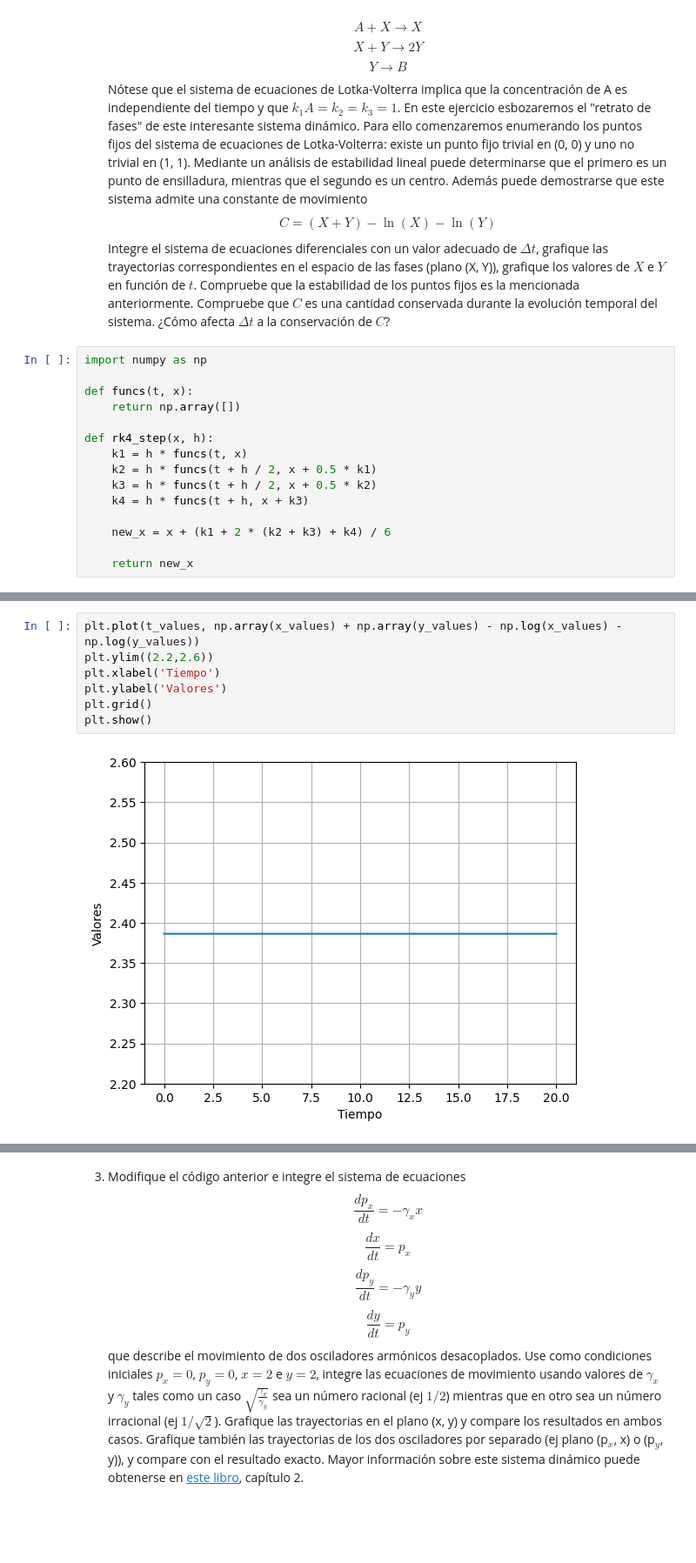
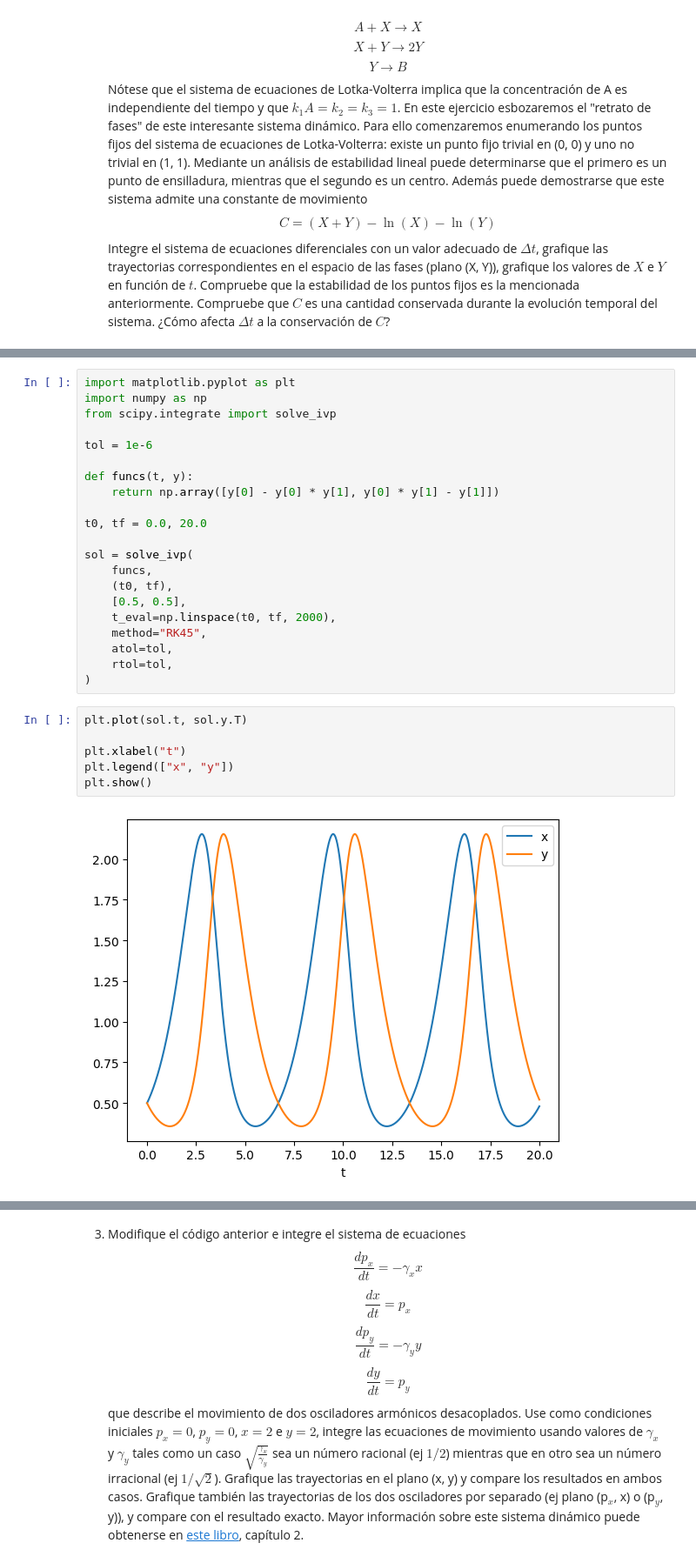
Before and after one commit to fernandezfran/metcomp, a Jupyter notebook: guias/guia2-resuelta.ipynb, the cells around one changed output, grey strips where cells are left out. Shown at 87% size. Drawn from its saved outputs; the diff is of its cells as text; blank space fills up the shorter version.

```diff
--- a/guias/guia2-resuelta.ipynb
+++ b/guias/guia2-resuelta.ipynb
@@ -60,15 +54,0 @@ for h in np.logspace(-1, -7, num=7):
-# %%
-import numpy as np
-
-def funcs(t, x):
-    return np.array([])
-
-def rk4_step(x, h):
-    k1 = h * funcs(t, x)
-    k2 = h * funcs(t + h / 2, x + 0.5 * k1)
-    k3 = h * funcs(t + h / 2, x + 0.5 * k2)
-    k4 = h * funcs(t + h, x + k3)
-
-    new_x = x + (k1 + 2 * (k2 + k3) + k4) / 6
-
-    return new_x
@@ -123,9 +55,29 @@ plt.show()
-# %%
-plt.plot(t_values, np.array(x_values) + np.array(y_values) - np.log(x_values) - np.log(y_values))
-plt.ylim((2.2,2.6))
-plt.xlabel('Tiempo')
-plt.ylabel('Valores')
-plt.grid()
-plt.show()
-# %% [output]
-[figure, removed]
+# %%
+import matplotlib.pyplot as plt
+import numpy as np
+from scipy.integrate import solve_ivp
+
+tol = 1e-6
+
+def funcs(t, y):
+    return np.array([y[0] - y[0] * y[1], y[0] * y[1] - y[1]])
+
+t0, tf = 0.0, 20.0
+
+sol = solve_ivp(
+    funcs,
+    (t0, tf),
+    [0.5, 0.5],
+    t_eval=np.linspace(t0, tf, 2000),
+    method="RK45",
+    atol=tol,
+    rtol=tol,
+)
+# %%
+plt.plot(sol.t, sol.y.T)
+
+plt.xlabel("t")
+plt.legend(["x", "y"])
+plt.show()
+# %% [output]
+[figure, added]
```
Also changed, not shown: parts of 7 cells of this notebook.
